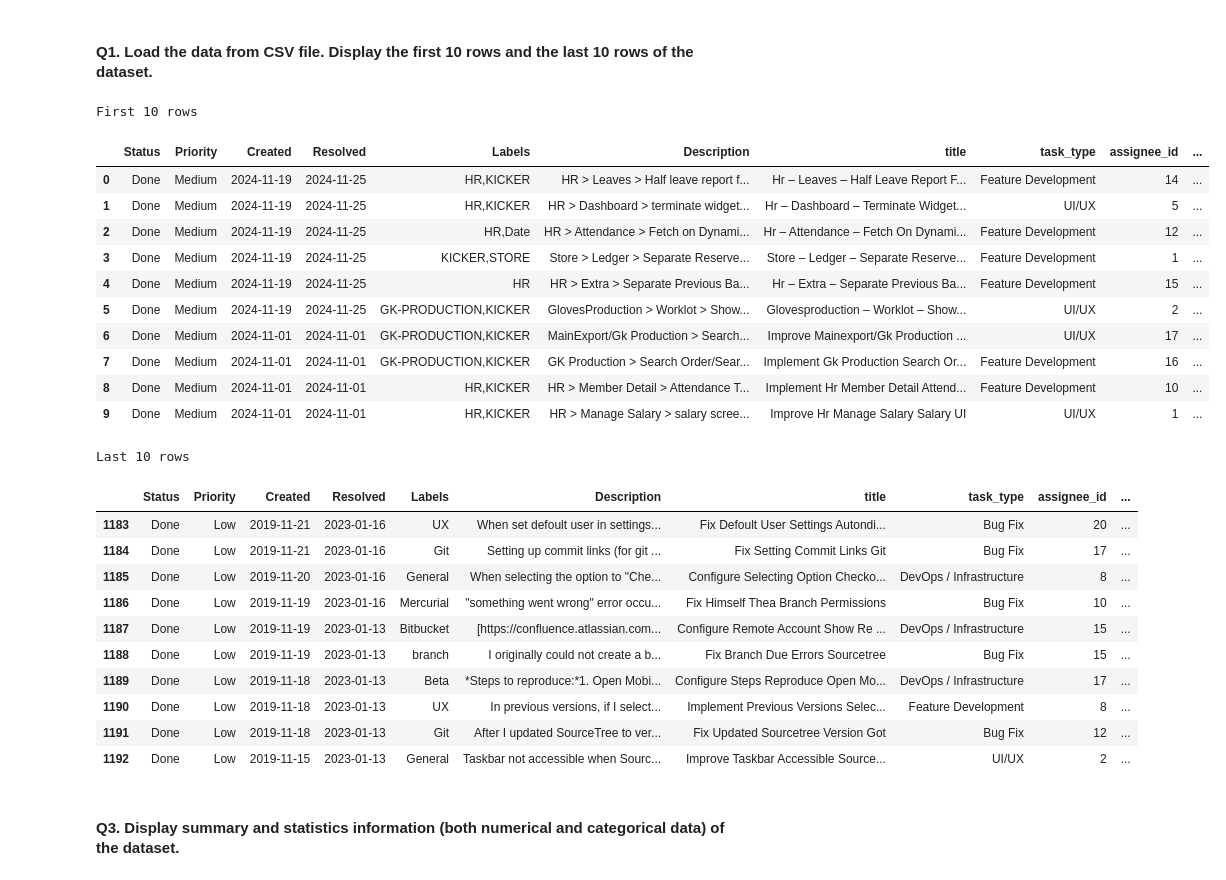
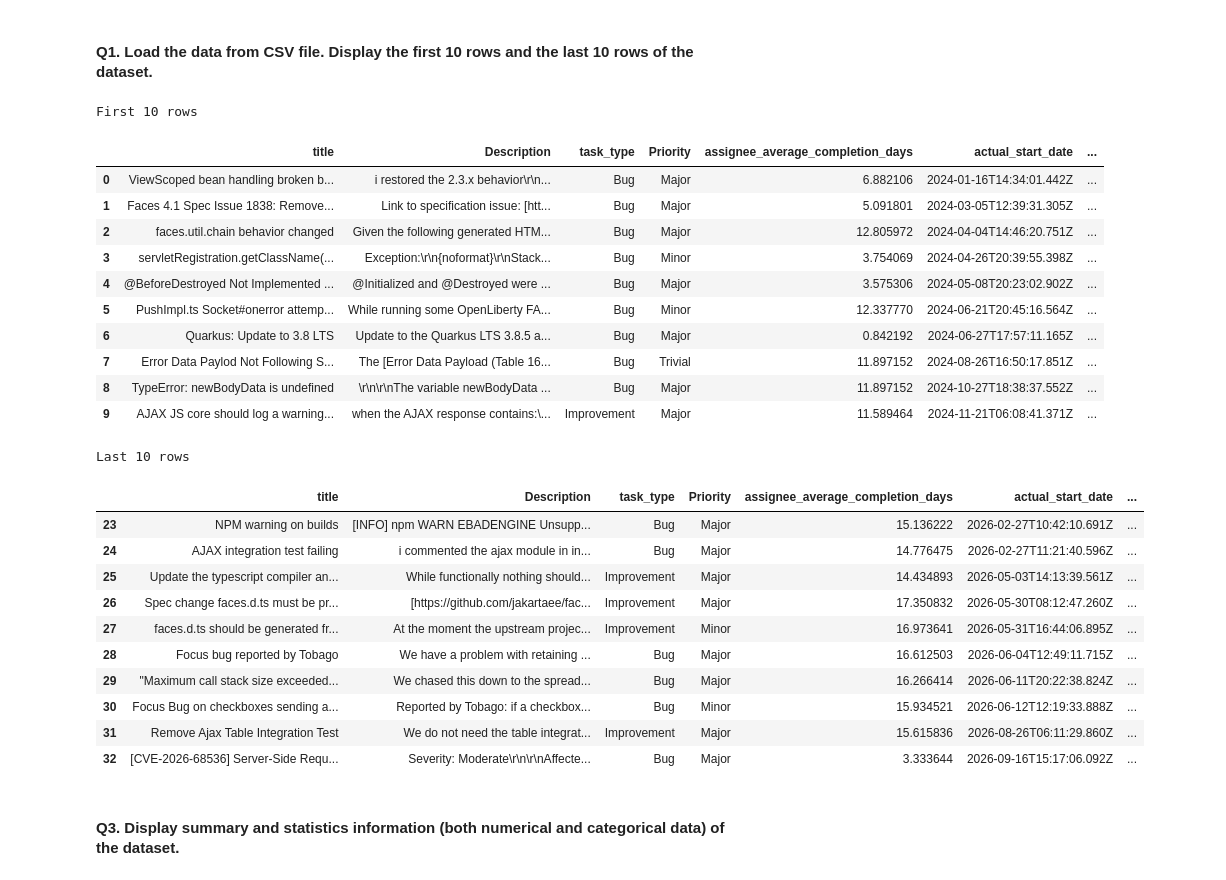
Before and after one commit to ChanpanhaCheng/Intelligent-Task-Duration-Estimation, a Jupyter notebook: machine-learning/data-preprocessing.ipynb, the cells around one changed output. Cells and saved outputs as stored; diff of their text form; code cells hidden in the pictures.

```diff
--- a/machine-learning/data-preprocessing.ipynb
+++ b/machine-learning/data-preprocessing.ipynb
@@ -13,42 +13,42 @@ libraries are in
 # %% [markdown]
 #### Q1. Load the data from CSV file. Display the first 10 rows and the last 10 rows of the dataset.
 # %%
-csv_path = Path("../dataset.csv")
+csv_path = Path("web_development_completion_2024_plus/apache_myfaces.csv")
 if not csv_path.is_file():
-    csv_path = Path("dataset.csv")
+    csv_path = Path("..") / csv_path
 
 df = pd.read_csv(csv_path)
 
 print("First 10 rows")
 display(df.head(10))
 
 print("Last 10 rows")
 display(df.tail(10))
 # %% [output]
 First 10 rows
-|  | Status | Priority | Created | Resolved | Labels | Description | title | task_type | assignee_id | ... |
-| 0 | Done | Medium | 2024-11-19 | 2024-11-25 | HR,KICKER | HR > Leaves > Half leave report f... | Hr – Leaves – Half Leave Report F... | Feature Development | 14 | ... |
-| 1 | Done | Medium | 2024-11-19 | 2024-11-25 | HR,KICKER | HR > Dashboard > terminate widget... | Hr – Dashboard – Terminate Widget... | UI/UX | 5 | ... |
-| 2 | Done | Medium | 2024-11-19 | 2024-11-25 | HR,Date | HR > Attendance > Fetch on Dynami... | Hr – Attendance – Fetch On Dynami... | Feature Development | 12 | ... |
-| 3 | Done | Medium | 2024-11-19 | 2024-11-25 | KICKER,STORE | Store > Ledger > Separate Reserve... | Store – Ledger – Separate Reserve... | Feature Development | 1 | ... |
-| 4 | Done | Medium | 2024-11-19 | 2024-11-25 | HR | HR > Extra > Separate Previous Ba... | Hr – Extra – Separate Previous Ba... | Feature Development | 15 | ... |
-| 5 | Done | Medium | 2024-11-19 | 2024-11-25 | GK-PRODUCTION,KICKER | GlovesProduction > Worklot > Show... | Glovesproduction – Worklot – Show... | UI/UX | 2 | ... |
-| 6 | Done | Medium | 2024-11-01 | 2024-11-01 | GK-PRODUCTION,KICKER | MainExport/Gk Production > Search... | Improve Mainexport/Gk Production ... | UI/UX | 17 | ... |
-| 7 | Done | Medium | 2024-11-01 | 2024-11-01 | GK-PRODUCTION,KICKER | GK Production > Search Order/Sear... | Implement Gk Production Search Or... | Feature Development | 16 | ... |
-| 8 | Done | Medium | 2024-11-01 | 2024-11-01 | HR,KICKER | HR > Member Detail > Attendance T... | Implement Hr Member Detail Attend... | Feature Development | 10 | ... |
-| 9 | Done | Medium | 2024-11-01 | 2024-11-01 | HR,KICKER | HR > Manage Salary > salary scree... | Improve Hr Manage Salary Salary UI | UI/UX | 1 | ... |
+|  | title | Description | task_type | Priority | assignee_average_completion_days | actual_start_date | ... |
+| 0 | ViewScoped bean handling broken b... | i restored the 2.3.x behavior\r\n... | Bug | Major | 6.882106 | 2024-01-16T14:34:01.442Z | ... |
+| 1 | Faces 4.1 Spec Issue 1838: Remove... | Link to specification issue: [htt... | Bug | Major | 5.091801 | 2024-03-05T12:39:31.305Z | ... |
+| 2 | faces.util.chain behavior changed | Given the following generated HTM... | Bug | Major | 12.805972 | 2024-04-04T14:46:20.751Z | ... |
+| 3 | servletRegistration.getClassName(... | Exception:\r\n{noformat}\r\nStack... | Bug | Minor | 3.754069 | 2024-04-26T20:39:55.398Z | ... |
+| 4 | @BeforeDestroyed Not Implemented ... | @Initialized and @Destroyed were ... | Bug | Major | 3.575306 | 2024-05-08T20:23:02.902Z | ... |
+| 5 | PushImpl.ts Socket#onerror attemp... | While running some OpenLiberty FA... | Bug | Minor | 12.337770 | 2024-06-21T20:45:16.564Z | ... |
+| 6 | Quarkus: Update to 3.8 LTS | Update to the Quarkus LTS 3.8.5 a... | Bug | Major | 0.842192 | 2024-06-27T17:57:11.165Z | ... |
+| 7 | Error Data Paylod Not Following S... | The [Error Data Payload (Table 16... | Bug | Trivial | 11.897152 | 2024-08-26T16:50:17.851Z | ... |
+| 8 | TypeError: newBodyData is undefined | \r\n\r\nThe variable newBodyData ... | Bug | Major | 11.897152 | 2024-10-27T18:38:37.552Z | ... |
+| 9 | AJAX JS core should log a warning... | when the AJAX response contains:\... | Improvement | Major | 11.589464 | 2024-11-21T06:08:41.371Z | ... |
 Last 10 rows
-|  | Status | Priority | Created | Resolved | Labels | Description | title | task_type | assignee_id | ... |
-| 1183 | Done | Low | 2019-11-21 | 2023-01-16 | UX | When set defoult user in settings... | Fix Defoult User Settings Autondi... | Bug Fix | 20 | ... |
-| 1184 | Done | Low | 2019-11-21 | 2023-01-16 | Git | Setting up commit links (for git ... | Fix Setting Commit Links Git | Bug Fix | 17 | ... |
-| 1185 | Done | Low | 2019-11-20 | 2023-01-16 | General | When selecting the option to "Che... | Configure Selecting Option Checko... | DevOps / Infrastructure | 8 | ... |
-| 1186 | Done | Low | 2019-11-19 | 2023-01-16 | Mercurial | "something went wrong" error occu... | Fix Himself Thea Branch Permissions | Bug Fix | 10 | ... |
-| 1187 | Done | Low | 2019-11-19 | 2023-01-13 | Bitbucket | [https://confluence.atlassian.com... | Configure Remote Account Show Re ... | DevOps / Infrastructure | 15 | ... |
-| 1188 | Done | Low | 2019-11-19 | 2023-01-13 | branch | I originally could not create a b... | Fix Branch Due Errors Sourcetree | Bug Fix | 15 | ... |
-| 1189 | Done | Low | 2019-11-18 | 2023-01-13 | Beta | *Steps to reproduce:*1. Open Mobi... | Configure Steps Reproduce Open Mo... | DevOps / Infrastructure | 17 | ... |
-| 1190 | Done | Low | 2019-11-18 | 2023-01-13 | UX | In previous versions, if I select... | Implement Previous Versions Selec... | Feature Development | 8 | ... |
-| 1191 | Done | Low | 2019-11-18 | 2023-01-13 | Git | After I updated SourceTree to ver... | Fix Updated Sourcetree Version Got | Bug Fix | 12 | ... |
-| 1192 | Done | Low | 2019-11-15 | 2023-01-13 | General | Taskbar not accessible when Sourc... | Improve Taskbar Accessible Source... | UI/UX | 2 | ... |
+|  | title | Description | task_type | Priority | assignee_average_completion_days | actual_start_date | ... |
+| 23 | NPM warning on builds | [INFO] npm WARN EBADENGINE Unsupp... | Bug | Major | 15.136222 | 2026-02-27T10:42:10.691Z | ... |
+| 24 | AJAX integration test failing | i commented the ajax module in in... | Bug | Major | 14.776475 | 2026-02-27T11:21:40.596Z | ... |
+| 25 | Update the typescript compiler an... | While functionally nothing should... | Improvement | Major | 14.434893 | 2026-05-03T14:13:39.561Z | ... |
+| 26 | Spec change faces.d.ts must be pr... | [https://github.com/jakartaee/fac... | Improvement | Major | 17.350832 | 2026-05-30T08:12:47.260Z | ... |
+| 27 | faces.d.ts should be generated fr... | At the moment the upstream projec... | Improvement | Minor | 16.973641 | 2026-05-31T16:44:06.895Z | ... |
+| 28 | Focus bug reported by Tobago | We have a problem with retaining ... | Bug | Major | 16.612503 | 2026-06-04T12:49:11.715Z | ... |
+| 29 | "Maximum call stack size exceeded... | We chased this down to the spread... | Bug | Major | 16.266414 | 2026-06-11T20:22:38.824Z | ... |
+| 30 | Focus Bug on checkboxes sending a... | Reported by Tobago: if a checkbox... | Bug | Minor | 15.934521 | 2026-06-12T12:19:33.888Z | ... |
+| 31 | Remove Ajax Table Integration Test | We do not need the table integrat... | Improvement | Major | 15.615836 | 2026-08-26T06:11:29.860Z | ... |
+| 32 | [CVE-2026-68536] Server-Side Requ... | Severity: Moderate\r\n\r\nAffecte... | Bug | Major | 3.333644 | 2026-09-16T15:17:06.092Z | ... |
 # %% [markdown]
 #### Q3. Display summary and statistics information (both numerical and categorical data) of the dataset.
 # %%
```
Also changed, not shown: parts of 4 cells of this notebook, 7 other files.
